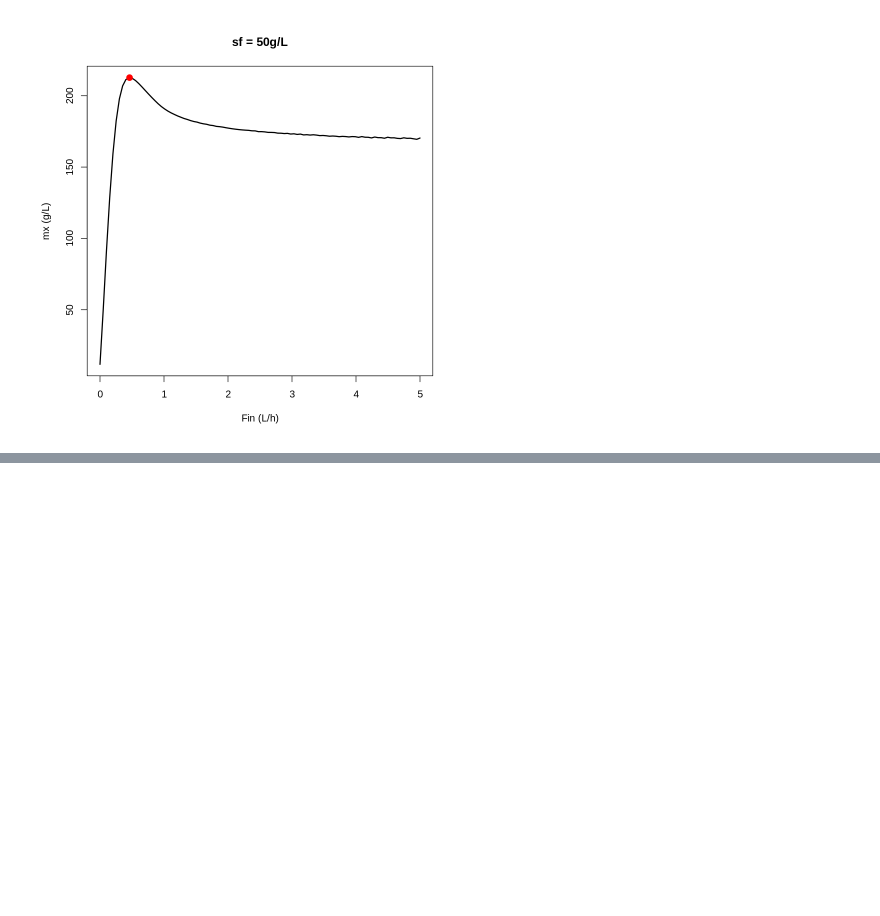
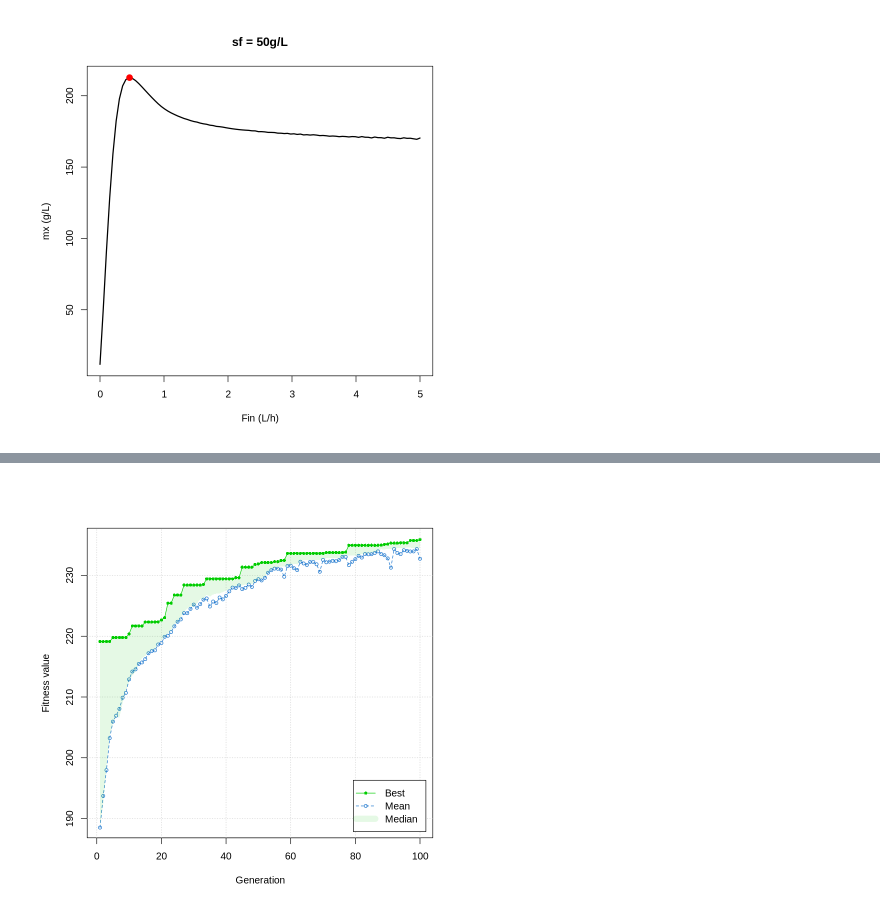
Before and after one commit to JuanM-GG/sistemas-dinamicos-R, a Jupyter notebook: modelo_fed_batch.ipynb, the cells around one changed output, grey strips where cells are left out. Cells and saved outputs as stored; diff of their text form; code cells hidden in the pictures; blank space fills up the shorter version.

```diff
--- a/modelo_fed_batch.ipynb
+++ b/modelo_fed_batch.ipynb
@@ -979,0 +1007,4 @@ points(GA@solution, GA@fitnessValue, col="red", pch = 20, cex = 2)
+# %%
+plot(GA2)
+# %% [output]
+[figure, added]
```
Also changed, not shown: parts of 12 cells of this notebook.
